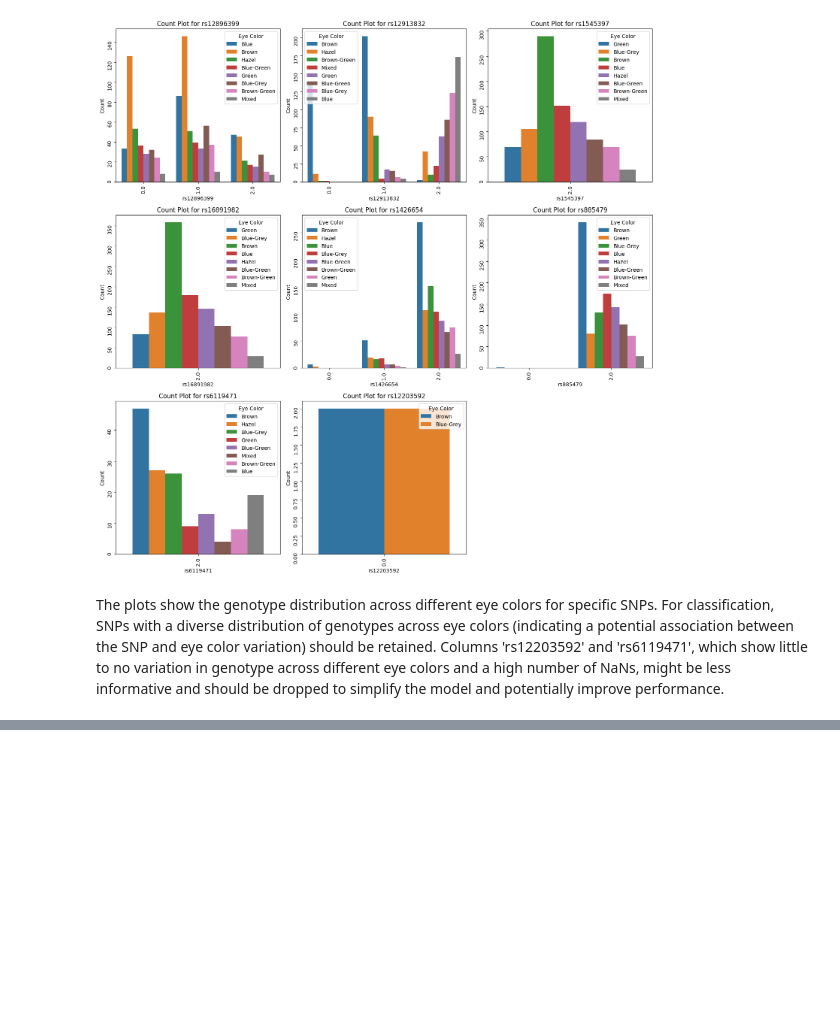
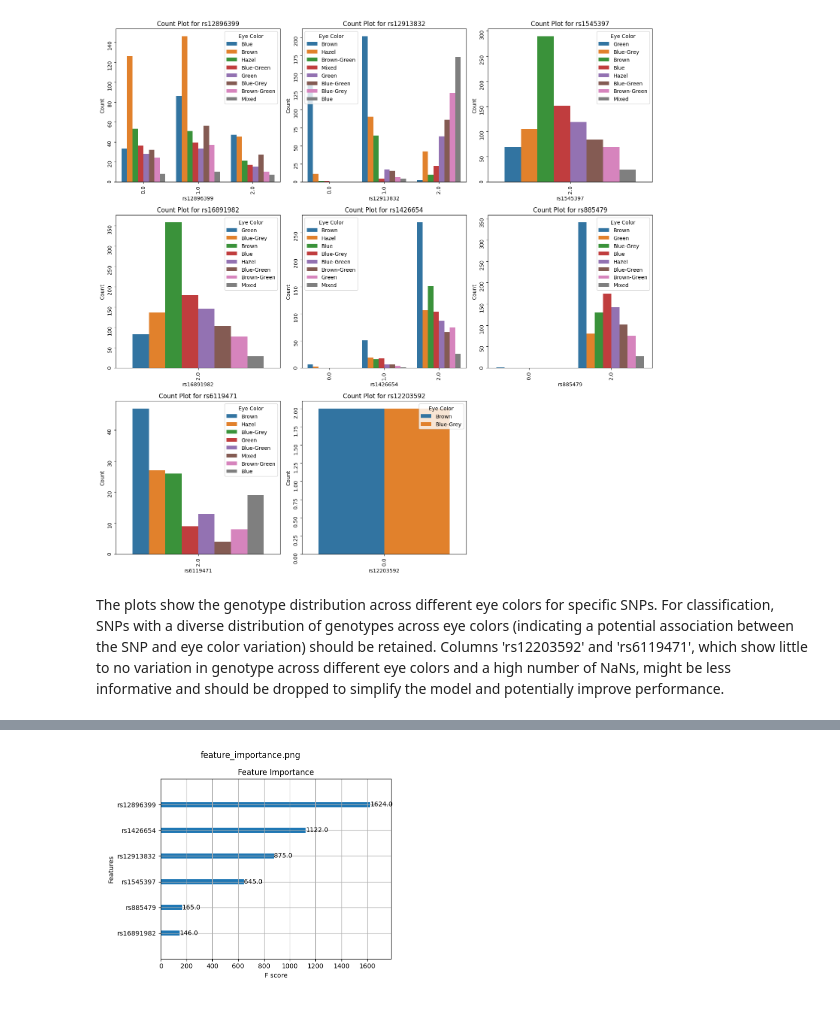
Before and after one commit to ChrisTho23/Gen2PhenMini, a Jupyter notebook: src/EDA.ipynb, the cells around one changed output, grey strips where cells are left out. Cells and saved outputs as stored; diff of their text form; code cells hidden in the pictures; blank space fills up the shorter version.

```diff
--- a/src/EDA.ipynb
+++ b/src/EDA.ipynb
@@ -84,0 +136,4 @@ plot_rsin_eyecolor(df)
+# %%
+plot_images(EVALUATION["XGBOOST"])
+# %% [output]
+[figure, added]
```
Also changed, not shown: parts of 13 cells of this notebook, 6 other files.
